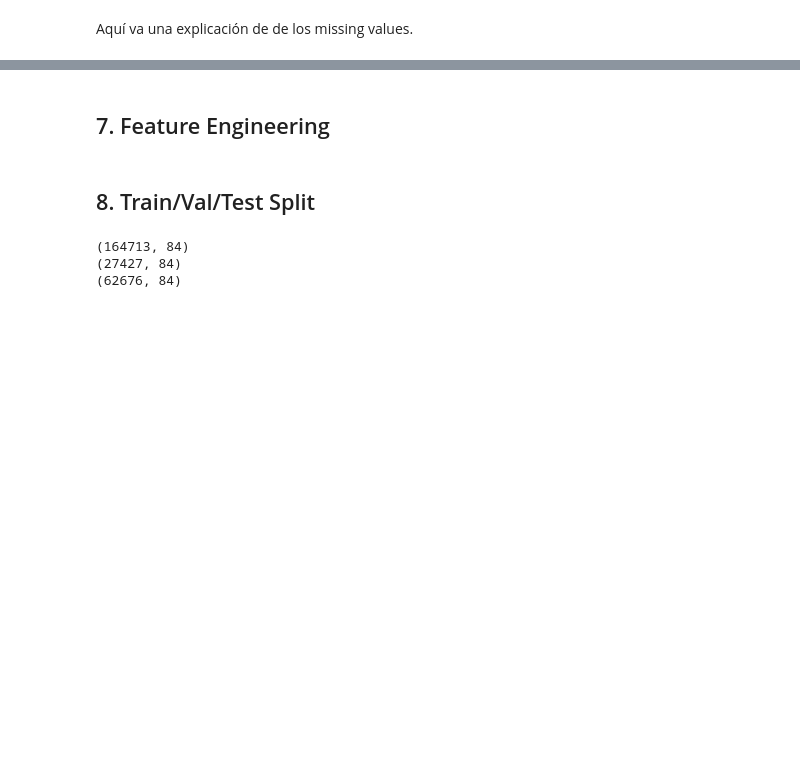
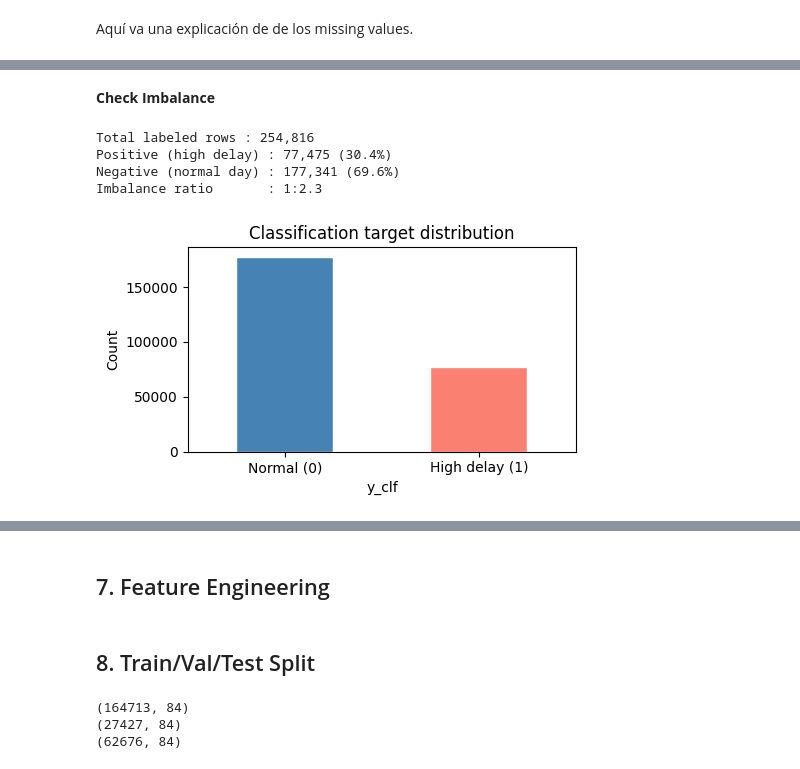
Before and after one commit to agarcia246/Machine_learning_Project, a Jupyter notebook: flight_delays.ipynb, the cells around one changed output, grey strips where cells are left out. Drawn from its saved outputs; the diff is of its cells as text; code cells hidden in the pictures; blank space fills up the shorter version.

Commit message:
addressing class imbalance

```diff
--- a/flight_delays.ipynb
+++ b/flight_delays.ipynb
@@ -988,3 +996,34 @@ panel.loc[
     panel["delay_per_dep"].isna() | panel["thresh"].isna(),
     "y_clf"
 ] = np.nan
+# %% [markdown]
+**Check Imbalance**
+# %%
+# --- Class balance check ---
+total = panel["y_clf"].notna().sum()
+positive = (panel["y_clf"] == 1).sum()
+negative = (panel["y_clf"] == 0).sum()
+
+print(f"Total labeled rows : {total:,}")
+print(f"Positive (high delay) : {positive:,} ({positive/total:.1%})")
+print(f"Negative (normal day) : {negative:,} ({negative/total:.1%})")
+print(f"Imbalance ratio       : 1:{negative/positive:.1f}")
+
+# Visual
+panel["y_clf"].value_counts().plot(
+    kind="bar",
+    figsize=(5, 3),
+    color=["steelblue", "salmon"],
+    edgecolor="white"
+)
+plt.xticks([0, 1], ["Normal (0)", "High delay (1)"], rotation=0)
+plt.ylabel("Count")
+plt.title("Classification target distribution")
+plt.tight_layout()
+plt.show()
+# %% [output]
+Total labeled rows : 254,816
+Positive (high delay) : 77,475 (30.4%)
+Negative (normal day) : 177,341 (69.6%)
+Imbalance ratio       : 1:2.3
+[figure, added]
```
Also changed, not shown: parts of 30 cells of this notebook.
